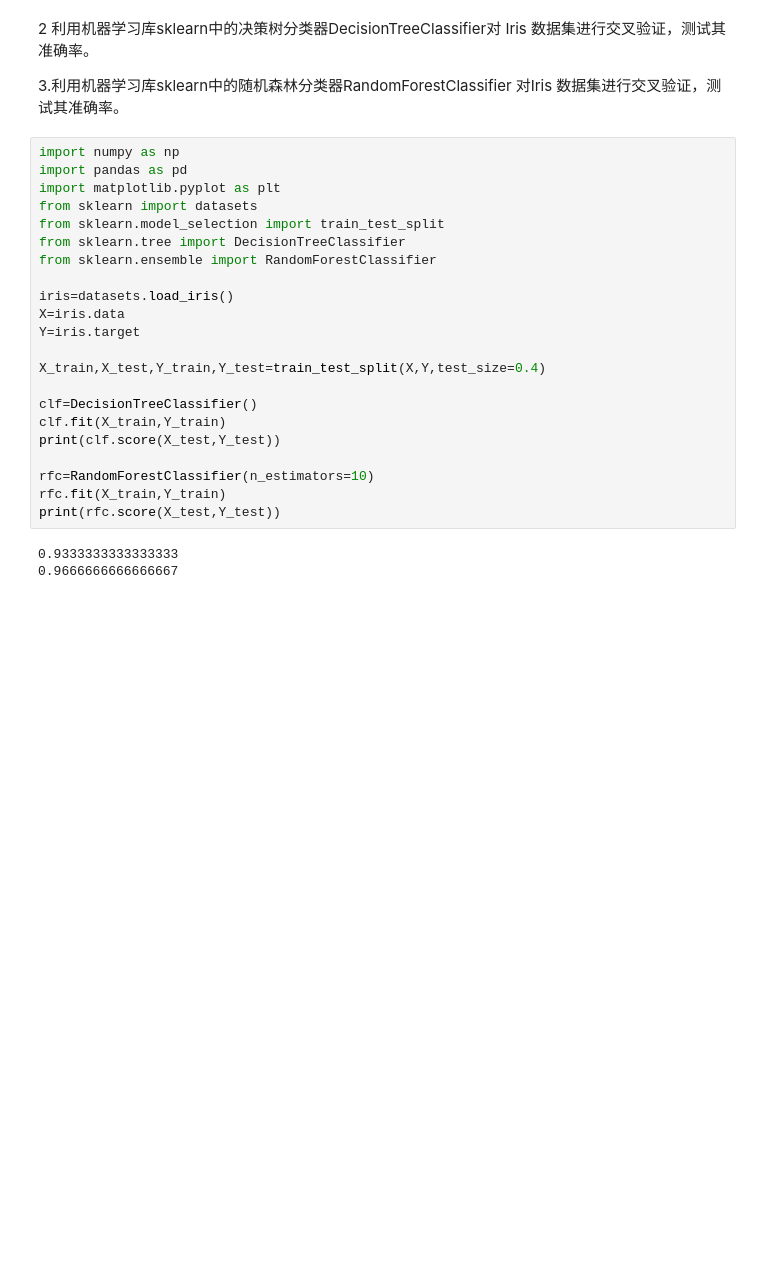
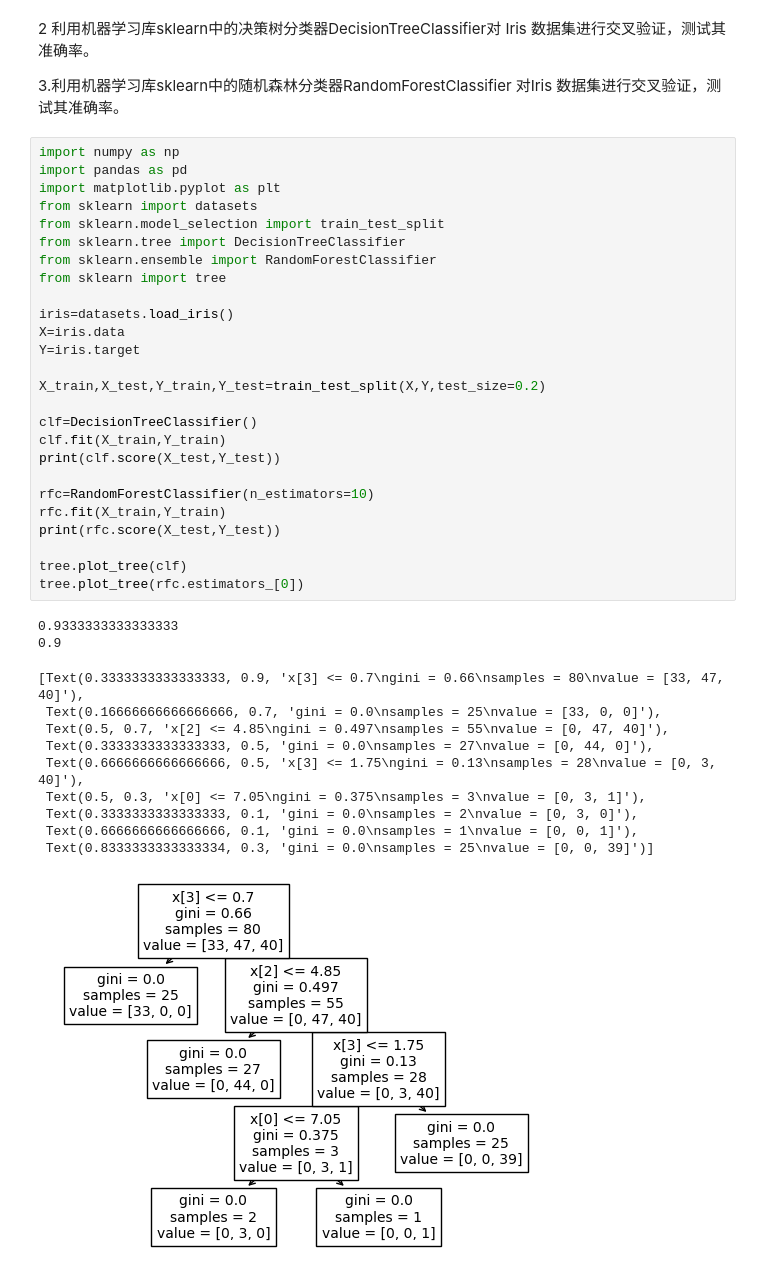
Before and after one commit to OrigamiShido/MachineLearning, a Jupyter notebook: exp2/decisiontree.ipynb, the cells around one changed output. Saved outputs shown, nothing was run; the diff lists cells and outputs as text; blank space fills up the shorter version.

```diff
--- a/exp2/decisiontree.ipynb
+++ b/exp2/decisiontree.ipynb
@@ -181,25 +182,39 @@ Iris 数据集进行交叉验证，测试其准确率。
 # %%
 import numpy as np
 import pandas as pd
 import matplotlib.pyplot as plt
 from sklearn import datasets
 from sklearn.model_selection import train_test_split
 from sklearn.tree import DecisionTreeClassifier
 from sklearn.ensemble import RandomForestClassifier
+from sklearn import tree
 
 iris=datasets.load_iris()
 X=iris.data
 Y=iris.target
 
-X_train,X_test,Y_train,Y_test=train_test_split(X,Y,test_size=0.4)
+X_train,X_test,Y_train,Y_test=train_test_split(X,Y,test_size=0.2)
 
 clf=DecisionTreeClassifier()
 clf.fit(X_train,Y_train)
 print(clf.score(X_test,Y_test))
 
 rfc=RandomForestClassifier(n_estimators=10)
 rfc.fit(X_train,Y_train)
 print(rfc.score(X_test,Y_test))
+
+tree.plot_tree(clf)
+tree.plot_tree(rfc.estimators_[0])
 # %% [output]
 0.9333333333333333
-0.9666666666666667
+0.9
+[Text(0.3333333333333333, 0.9, 'x[3] <= 0.7\ngini = 0.66\nsamples = 80\nvalue = [33, 47, 40]'),
+ Text(0.16666666666666666, 0.7, 'gini = 0.0\nsamples = 25\nvalue = [33, 0, 0]'),
+ Text(0.5, 0.7, 'x[2] <= 4.85\ngini = 0.497\nsamples = 55\nvalue = [0, 47, 40]'),
+ Text(0.3333333333333333, 0.5, 'gini = 0.0\nsamples = 27\nvalue = [0, 44, 0]'),
+ Text(0.6666666666666666, 0.5, 'x[3] <= 1.75\ngini = 0.13\nsamples = 28\nvalue = [0, 3, 40]'),
+ Text(0.5, 0.3, 'x[0] <= 7.05\ngini = 0.375\nsamples = 3\nvalue = [0, 3, 1]'),
+ Text(0.3333333333333333, 0.1, 'gini = 0.0\nsamples = 2\nvalue = [0, 3, 0]'),
+ Text(0.6666666666666666, 0.1, 'gini = 0.0\nsamples = 1\nvalue = [0, 0, 1]'),
+ Text(0.8333333333333334, 0.3, 'gini = 0.0\nsamples = 25\nvalue = [0, 0, 39]')]
+[figure, added]
```
Also changed, not shown: parts of 1 cell of this notebook, 52 other files.
